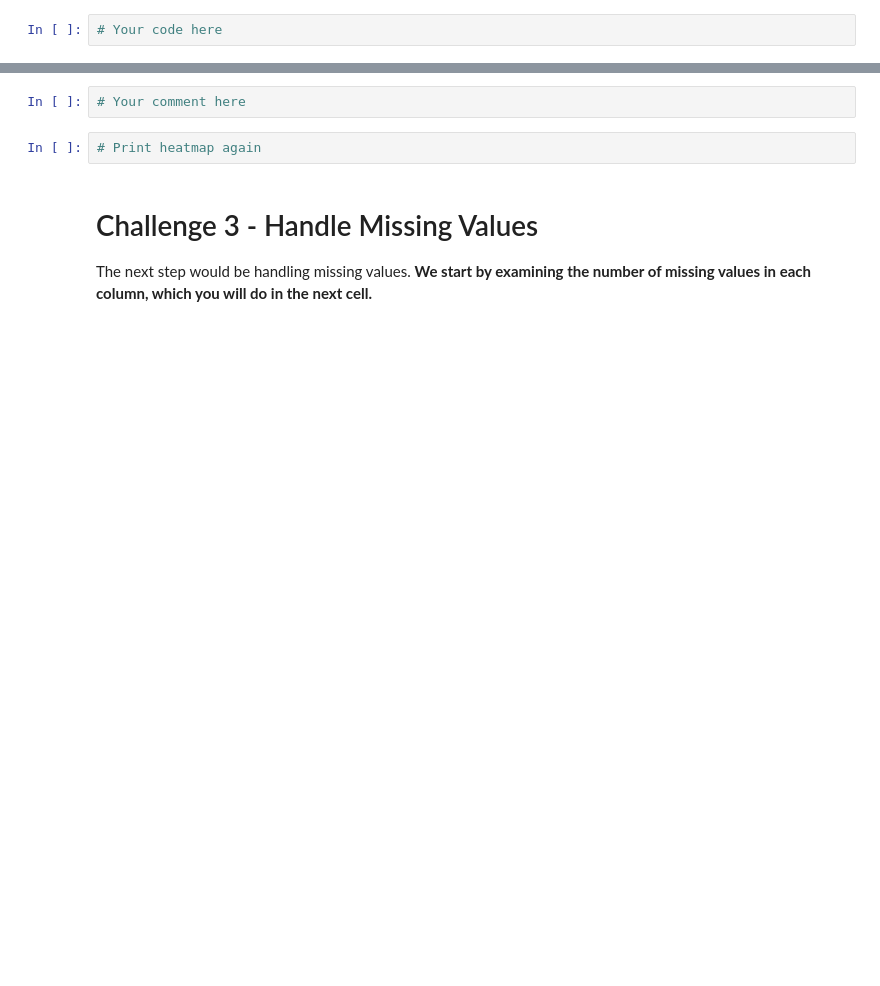
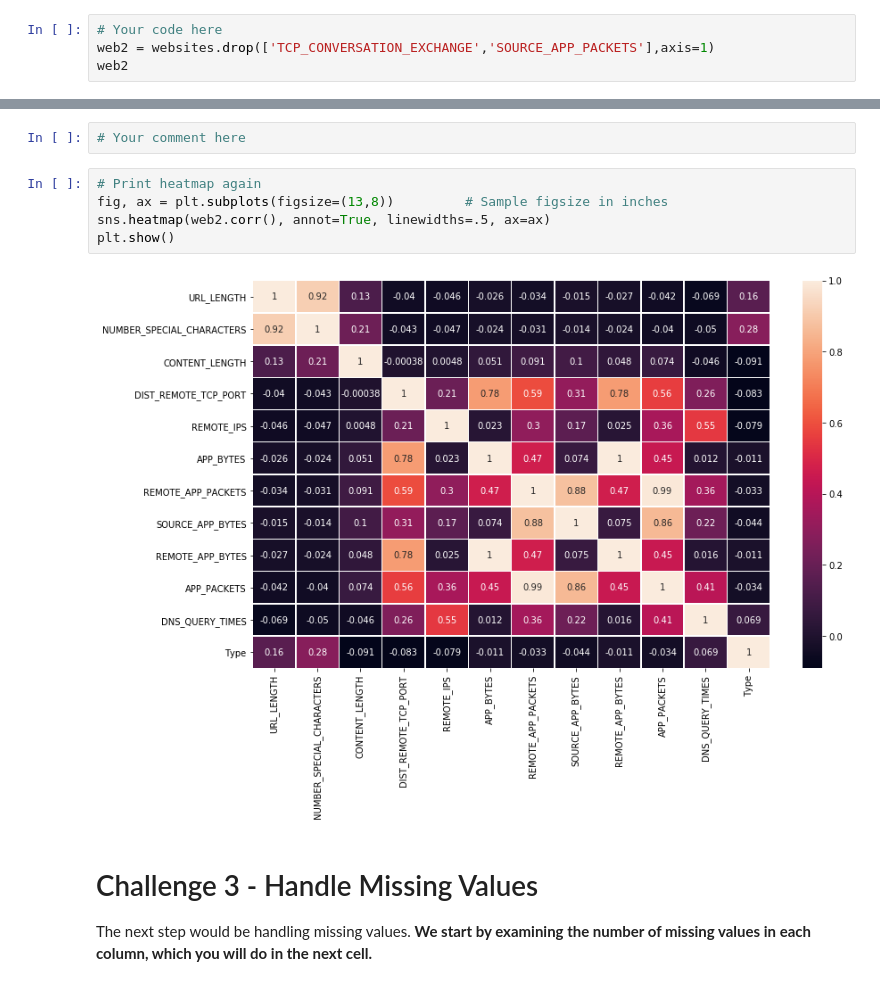
Before and after one commit to ta-datapt-bcn/lab-supervised-learning, a Jupyter notebook: your-code/main.ipynb, the cells around one changed output, grey strips where cells are left out. Drawn from its saved outputs; the diff is of its cells as text; blank space fills up the shorter version.

```diff
--- a/your-code/main.ipynb
+++ b/your-code/main.ipynb
@@ -64,3 +91,5 @@ Note that you should remove as few columns as you can. You don't have to remove
 In the cells below, remove as few columns as you can to eliminate the high collinearity in the dataset. Make sure to comment on your way so that the instructional team can learn about your thinking process which allows them to give feedback. At the end, print the heatmap again.
 # %%
 # Your code here
+web2 = websites.drop(['TCP_CONVERSATION_EXCHANGE','SOURCE_APP_PACKETS'],axis=1)
+web2
@@ -67,7 +115,12 @@ In the cells below, remove as few columns as you can to eliminate the high colli
 # %%
 # Your comment here
-# %%
-# Print heatmap again
+# %%
+# Print heatmap again
+fig, ax = plt.subplots(figsize=(13,8))         # Sample figsize in inches
+sns.heatmap(web2.corr(), annot=True, linewidths=.5, ax=ax)
+plt.show()
+# %% [output]
+[figure, added]
 # %% [markdown]
 # Challenge 3 - Handle Missing Values
 
```
Also changed, not shown: parts of 18 cells of this notebook.
